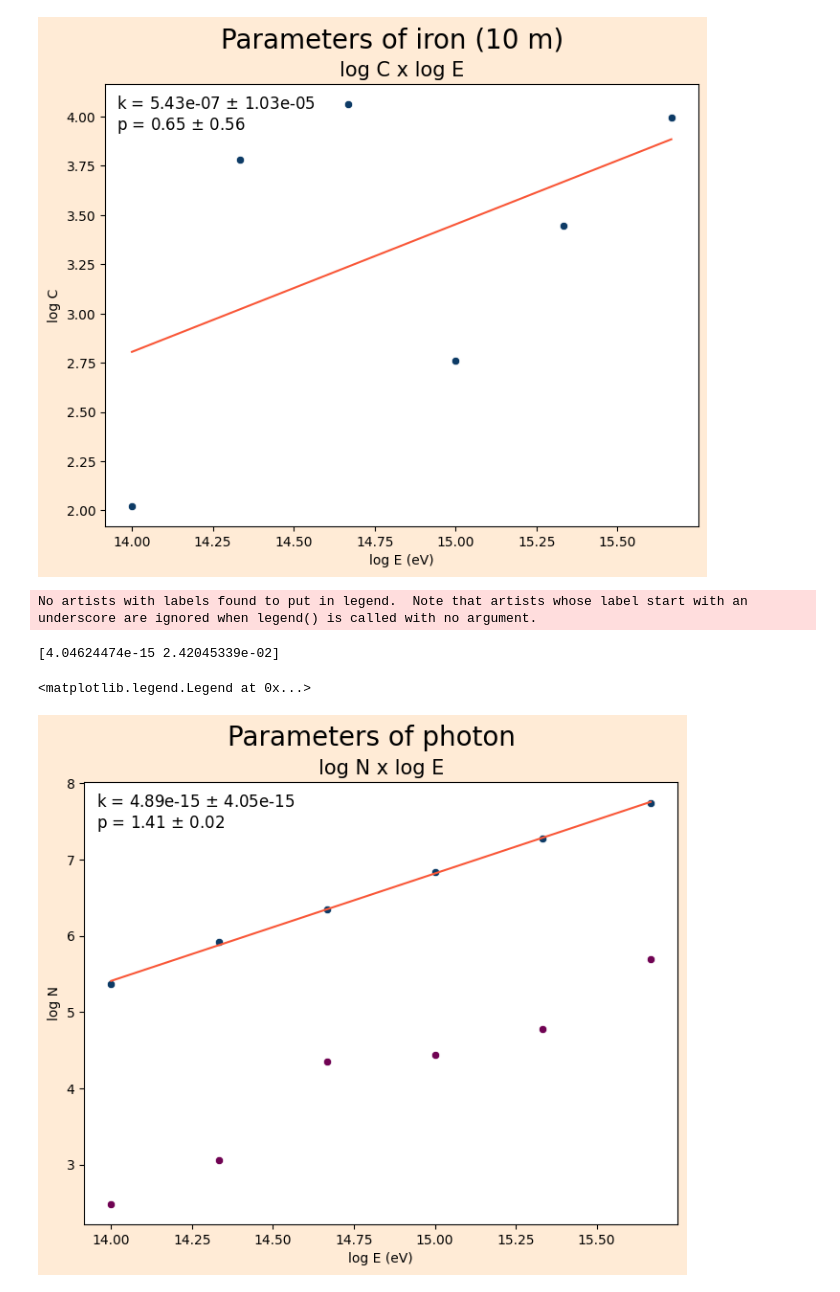
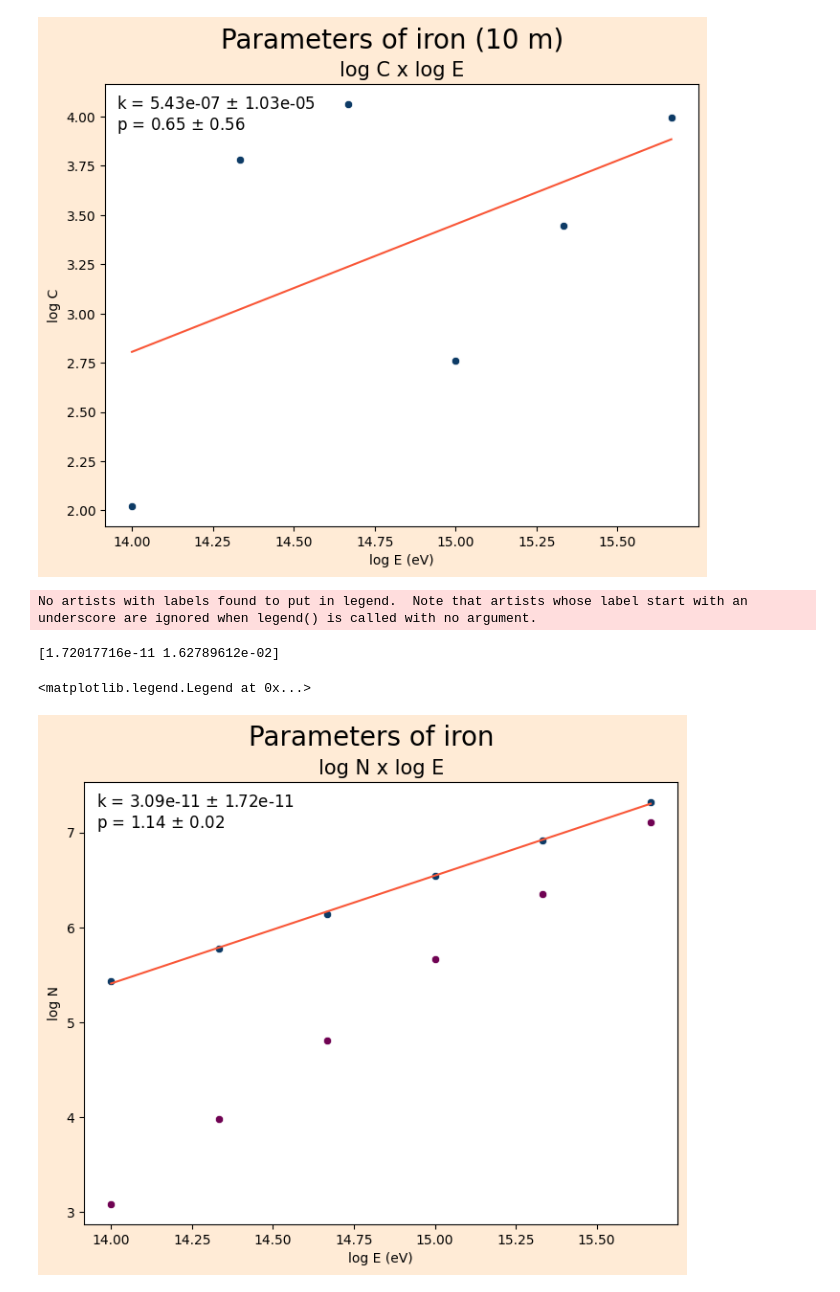
Before and after one commit to lucas-orfei/mestrado, a Jupyter notebook: parameters_10m.ipynb, the cells around one changed output. Drawn from its saved outputs; the diff is of its cells as text; code cells hidden in the pictures.

```diff
--- a/parameters_10m.ipynb
+++ b/parameters_10m.ipynb
@@ -388,39 +585,29 @@ shape: (6, 4)
 # %%
 # Relação entre C e o número total de partículas (N)
 
-# Fóton
+# Ferro
 
 
-C = [48.24,148.9,419.5,2420,9926,7.903E4]
-a = [0.2577,0.5818,0.2917,0.4475,0.5048,0.561]
-b = [1.474,1.089,1.127,1.131,1.244,1.17]
-r0 = [2.58997e+04,953.2,1061,443.8,648.6,822,765.4]
+C = [105.4,6027,1.161E4,574.5,2793,9926]
+r0 = [4509,7590,4947,387.2,373.6,304.8]
 E = [1E14, 2.15E14, 4.64E14,1E15,2.15E15,4.64E15]
-s = []
+D = [0.000386369,0.00300455,0.0201856,0.14641,0.717294,4.04014]
 N_t = []
-C_s = []
 N_s = []
 
-for i in range(len(a)):
-    aux = (5.5 - a[i] - b[i])/2
-    s.append(aux)
-
-for i in range(len(C)):
-    aux1 = 0.366*s[i]**2*(2.07-s[i])**1.25
-    C_s.append(aux1)
 
 for i  in range(len(C)):
-    aux2 = C[i]/C_s[i]
-    N_s.append(aux2)
+    aux = D[i]*math.pi*1000**2
+    N_s.append(aux)
 
-output_path = '/home/orfei/mestrado/progs/lateral_distribution/photon/*'
+output_path = '/home/orfei/mestrado/progs/lateral_distribution/iron/*'
 
 for file in glob.glob(output_path):
     tamanho = len(pl.scan_csv(file).collect(streaming=True))
     N_t.append(tamanho)
 
 N_t.sort()
-N_t.pop(0)
+N_t
 
 data = {
     'E':E,
@@ -435,44 +622,44 @@ df = df.with_columns(
 )
 df
 
+
 logN = np.log10(N_t)
 logE = np.log10(E)
 logN_s = np.log10(N_s)
 
 
-
 fig, ax = plt.subplots(figsize = (8, 6), facecolor = '#FFEBD6')
-fig.suptitle('Parameters of photon', size = 20)
+fig.suptitle('Parameters of iron', size = 20)
 #fig.tight_layout()
 
 
 ax.set_title('log N x log E', size = 15)
 ax.set_xlabel('log E (eV)')
 ax.set_ylabel('log N')
 ax.set_facecolor('white')
 
 
 sns.scatterplot(x = logE, y = logN, color = '#0D3B66', ax = ax)
 sns.scatterplot(x = logE, y = logN_s, color = '#700353', ax = ax)
 
 #Fit
 def power(x, k, p):
     return np.log10(k*x**p)
 
 initial_guess = [1,1]
 
 coefficients, cov = curve_fit(power, E, np.log10(N_t), p0=initial_guess)
 
 inc = np.sqrt(np.diag(cov))
 print(np.sqrt(np.diag(cov)))
 
 ax.plot(logE, power(E,*coefficients), color = '#F95738')
 
 ax.legend(title = 'k = {:.2e} $\pm$ {:.2e}\np = {:.2f} $\pm$ {:.2f}'
           .format(coefficients[0],inc[0],coefficients[1],inc[1]),
           title_fontsize = 12,facecolor = 'white', frameon = False)
 # %% [output]
 No artists with labels found to put in legend.  Note that artists whose label start with an underscore are ignored when legend() is called with no argument.
-[4.04624474e-15 2.42045339e-02]
+[1.72017716e-11 1.62789612e-02]
 <matplotlib.legend.Legend at 0x...>
-[figure, old version]
+[figure, new version]
```
Also changed, not shown: parts of 8 cells of this notebook.
